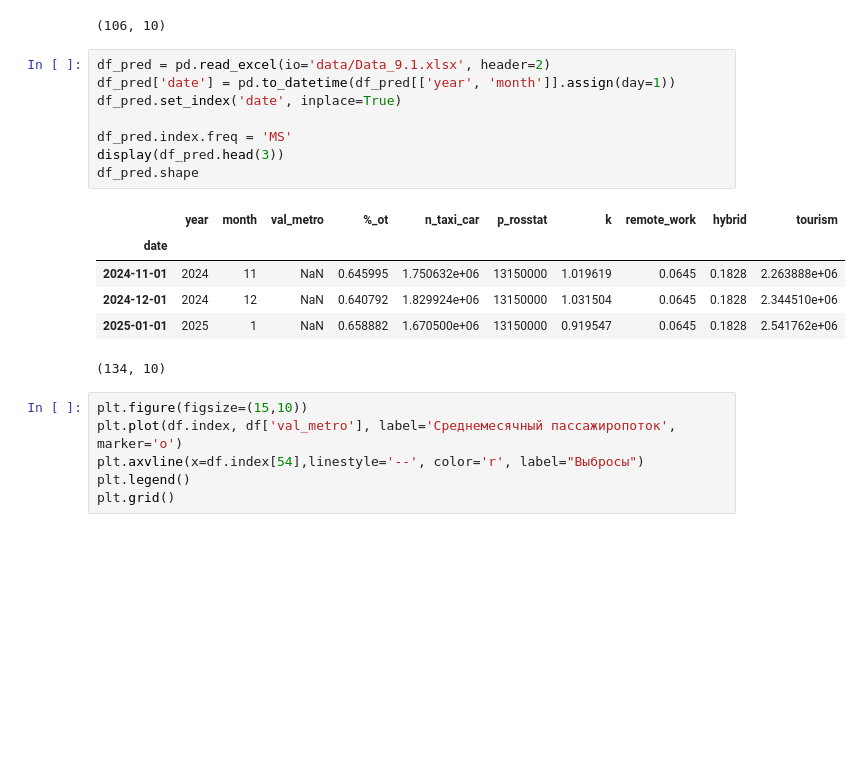
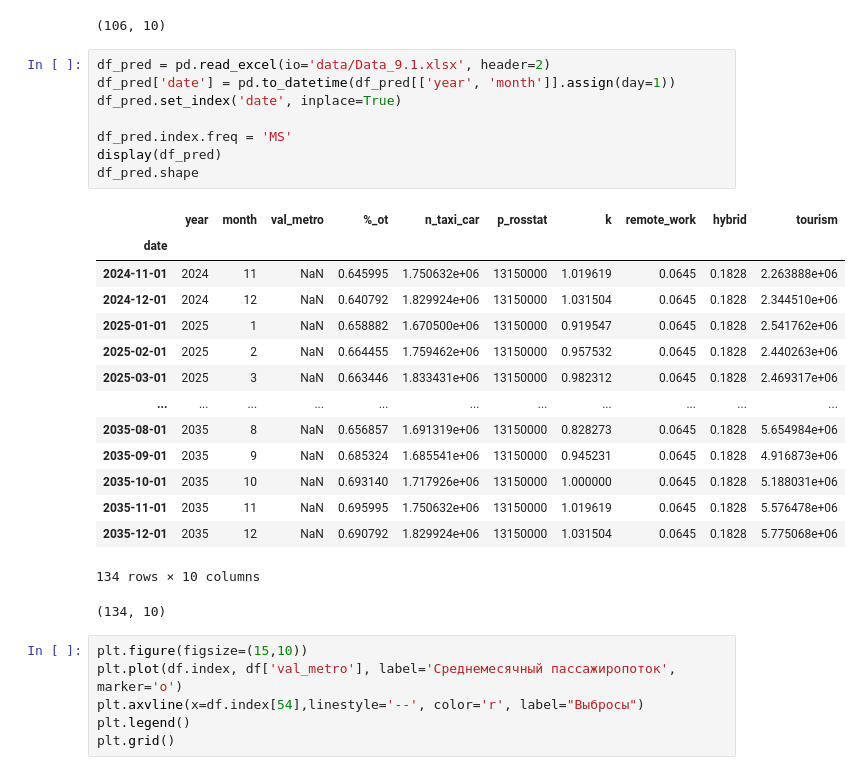
Before and after one commit to NazarovMichail/ds_nms, a Jupyter notebook: data_ts_test.ipynb, the cells around one changed output. Cells and saved outputs as stored; diff of their text form; blank space fills up the shorter version.

```diff
--- a/data_ts_test.ipynb
+++ b/data_ts_test.ipynb
@@ -93,18 +93,27 @@ df.shape
 # %%
 df_pred = pd.read_excel(io='data/Data_9.1.xlsx', header=2)
 df_pred['date'] = pd.to_datetime(df_pred[['year', 'month']].assign(day=1))
 df_pred.set_index('date', inplace=True)
 
 df_pred.index.freq = 'MS'
-display(df_pred.head(3))
+display(df_pred)
 df_pred.shape
 # %% [output]
 |  | year | month | val_metro | %_ot | n_taxi_сar | p_rosstat | k | remote_work | hybrid | tourism |
 | date |  |  |  |  |  |  |  |  |  |  |
 | 2024-11-01 | 2024 | 11 | NaN | 0.645995 | 1.750632e+06 | 13150000 | 1.019619 | 0.0645 | 0.1828 | 2.263888e+06 |
 | 2024-12-01 | 2024 | 12 | NaN | 0.640792 | 1.829924e+06 | 13150000 | 1.031504 | 0.0645 | 0.1828 | 2.344510e+06 |
 | 2025-01-01 | 2025 | 1 | NaN | 0.658882 | 1.670500e+06 | 13150000 | 0.919547 | 0.0645 | 0.1828 | 2.541762e+06 |
+| 2025-02-01 | 2025 | 2 | NaN | 0.664455 | 1.759462e+06 | 13150000 | 0.957532 | 0.0645 | 0.1828 | 2.440263e+06 |
+| 2025-03-01 | 2025 | 3 | NaN | 0.663446 | 1.833431e+06 | 13150000 | 0.982312 | 0.0645 | 0.1828 | 2.469317e+06 |
+| ... | ... | ... | ... | ... | ... | ... | ... | ... | ... | ... |
+| 2035-08-01 | 2035 | 8 | NaN | 0.656857 | 1.691319e+06 | 13150000 | 0.828273 | 0.0645 | 0.1828 | 5.654984e+06 |
+| 2035-09-01 | 2035 | 9 | NaN | 0.685324 | 1.685541e+06 | 13150000 | 0.945231 | 0.0645 | 0.1828 | 4.916873e+06 |
+| 2035-10-01 | 2035 | 10 | NaN | 0.693140 | 1.717926e+06 | 13150000 | 1.000000 | 0.0645 | 0.1828 | 5.188031e+06 |
+| 2035-11-01 | 2035 | 11 | NaN | 0.695995 | 1.750632e+06 | 13150000 | 1.019619 | 0.0645 | 0.1828 | 5.576478e+06 |
+| 2035-12-01 | 2035 | 12 | NaN | 0.690792 | 1.829924e+06 | 13150000 | 1.031504 | 0.0645 | 0.1828 | 5.775068e+06 |
-(134, 10)
+134 rows × 10 columns
+(134, 10)
 # %%
 plt.figure(figsize=(15,10))
 plt.plot(df.index, df['val_metro'], label='Среднемесячный пассажиропоток', marker='o')
```
Also changed, not shown: parts of 20 cells of this notebook, 3 other files.
